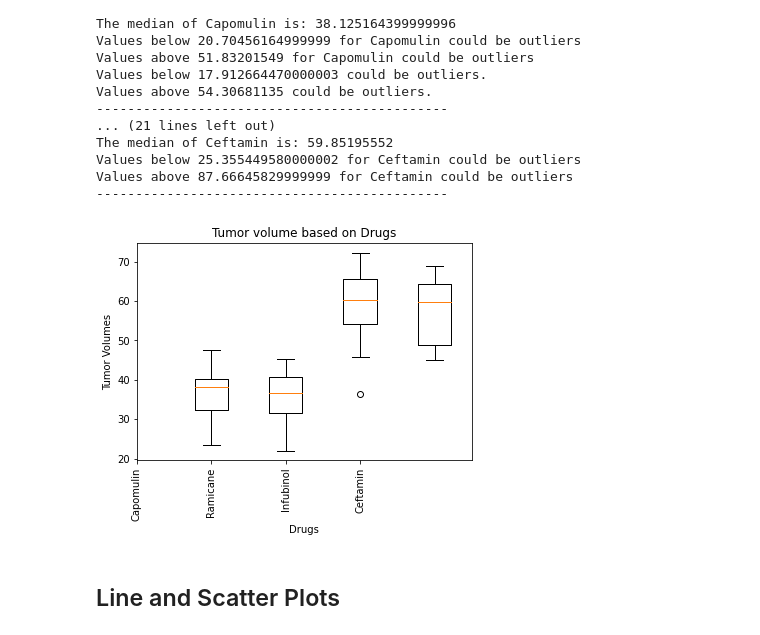
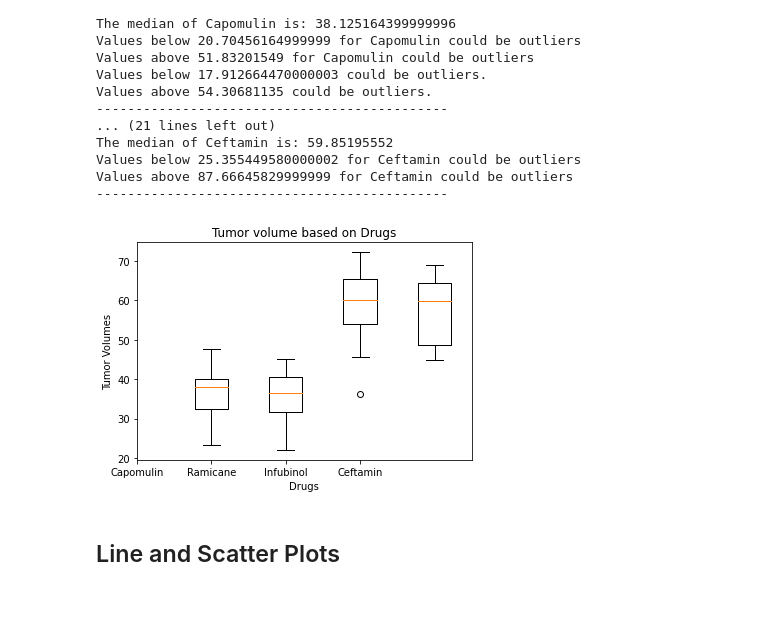
Before and after one commit to segsfem/matplotlib-challenge, a Jupyter notebook: Pymaceuticals/pymaceuticals_starter.ipynb, the cells around one changed output. Drawn from its saved outputs; the diff is of its cells as text; code cells hidden in the pictures; blank space fills up the shorter version.

```diff
--- a/Pymaceuticals/pymaceuticals_starter.ipynb
+++ b/Pymaceuticals/pymaceuticals_starter.ipynb
@@ -265,20 +271,20 @@ Values above 87.66645829999999 for Ceftamin could be outliers
 # %%
 # Generate a box plot of the final tumor volume of each mouse across four regimens of interest
 mouse_chart = vol_data
 x_axis = np.arange(0, len(vol_data))
 fig1, ax1 = plt.subplots()
 ax1.set_title('Tumor volume based on Drugs')
 ax1.set_xlabel('Drugs')
 ax1.set_ylabel('Tumor Volumes')
 ax1.boxplot(mouse_chart)
 tick_locations = [x for x in x_axis]
 plt.xticks(tick_locations, ["Capomulin", "Ramicane", "Infubinol", "Ceftamin"])
 #plt.xlim(-0.50, len(x_axis)-0.50)
 #plt.ylim(0, max(vol_data))
-plt.xticks(rotation=90)
+#plt.xticks(rotation=180)
 plt.show()
 # %% [output]
-[figure, old version]
+[figure, new version]
 # %% [markdown]
 ## Line and Scatter Plots
 # %%
```
Also changed, not shown: parts of 5 cells of this notebook, 1 other file.
